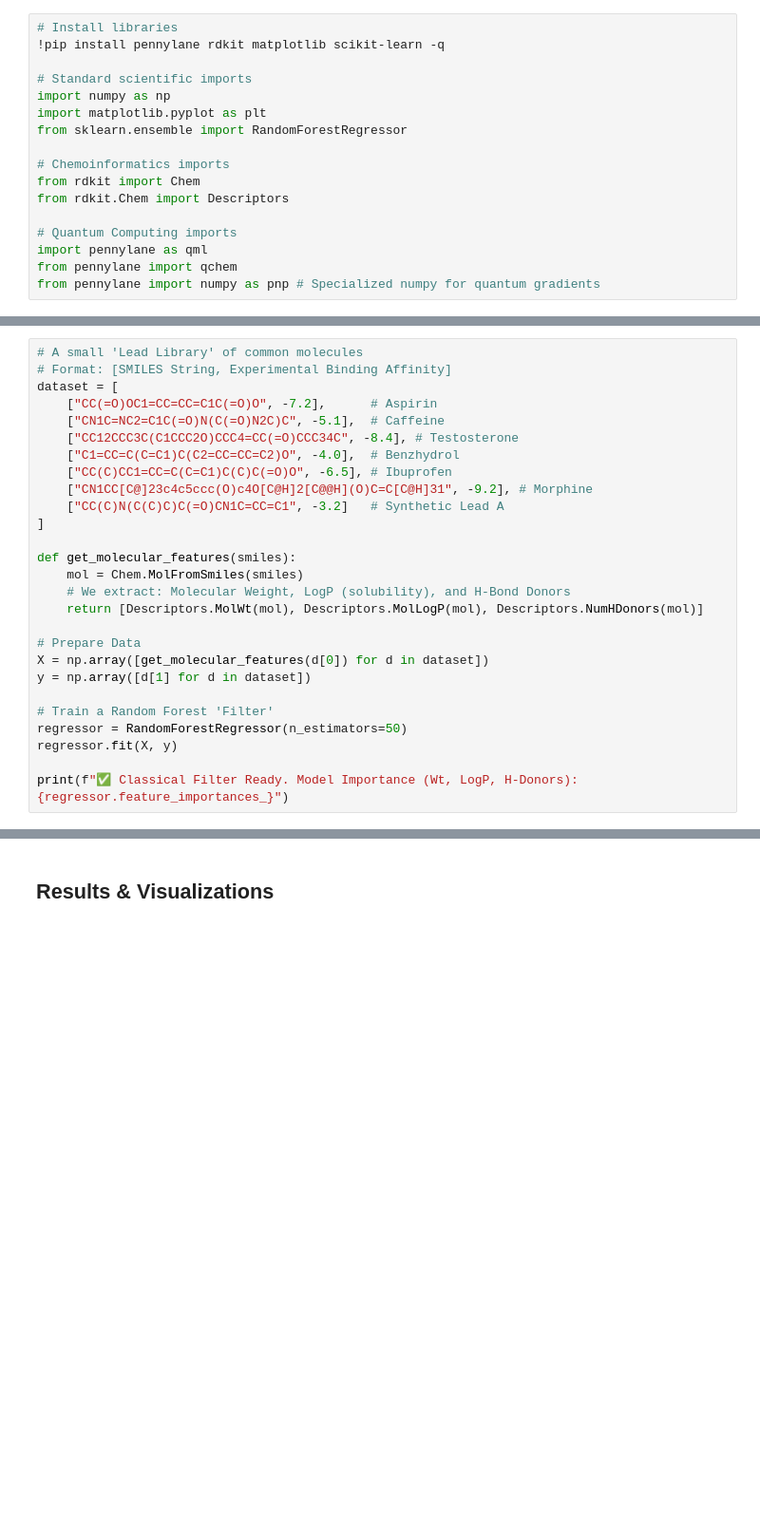
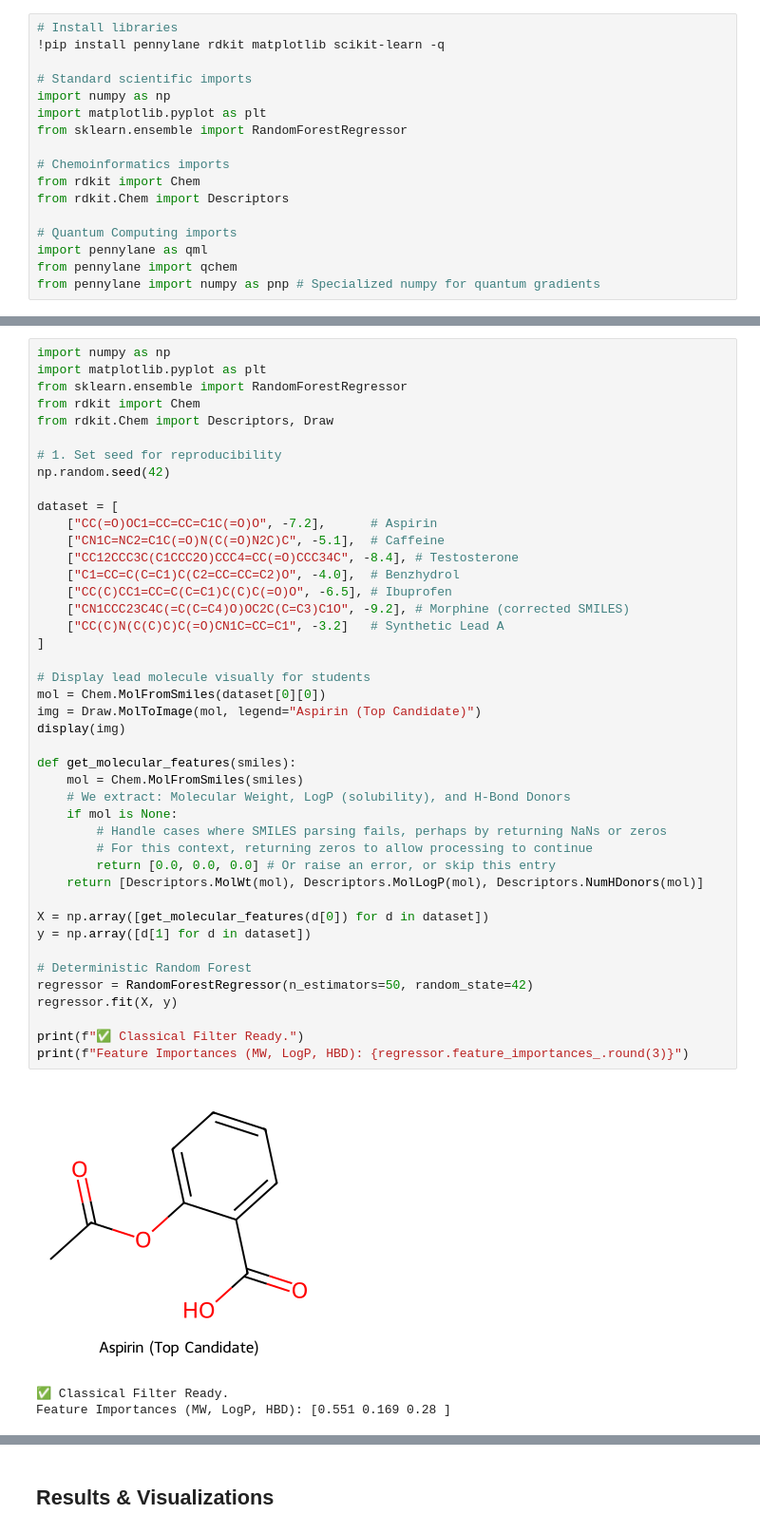
Before and after one commit to abdullahayder29/Research-Pipeline-Hybrid-Quantum-Classical-Methods-for-Drug-Discovery, a Jupyter notebook: introduction_vqe_pipeline.ipynb, the cells around one changed output, grey strips where cells are left out. Shown at 95% size. Drawn from its saved outputs; the diff is of its cells as text; blank space fills up the shorter version.

```diff
--- a/introduction_vqe_pipeline.ipynb
+++ b/introduction_vqe_pipeline.ipynb
@@ -39,27 +40,47 @@ Molecules are represented as strings called SMILES. We will calculate "Descripto
 # %%
-# A small 'Lead Library' of common molecules
-# Format: [SMILES String, Experimental Binding Affinity]
+import numpy as np
+import matplotlib.pyplot as plt
+from sklearn.ensemble import RandomForestRegressor
+from rdkit import Chem
+from rdkit.Chem import Descriptors, Draw
+
+# 1. Set seed for reproducibility
+np.random.seed(42)
+
 dataset = [
     ["CC(=O)OC1=CC=CC=C1C(=O)O", -7.2],      # Aspirin
     ["CN1C=NC2=C1C(=O)N(C(=O)N2C)C", -5.1],  # Caffeine
     ["CC12CCC3C(C1CCC2O)CCC4=CC(=O)CCC34C", -8.4], # Testosterone
     ["C1=CC=C(C=C1)C(C2=CC=CC=C2)O", -4.0],  # Benzhydrol
     ["CC(C)CC1=CC=C(C=C1)C(C)C(=O)O", -6.5], # Ibuprofen
-    ["CN1CC[C@]23c4c5ccc(O)c4O[C@H]2[C@@H](O)C=C[C@H]31", -9.2], # Morphine
+    ["CN1CCC23C4C(=C(C=C4)O)OC2C(C=C3)C1O", -9.2], # Morphine (corrected SMILES)
     ["CC(C)N(C(C)C)C(=O)CN1C=CC=C1", -3.2]   # Synthetic Lead A
 ]
+
+# Display lead molecule visually for students
+mol = Chem.MolFromSmiles(dataset[0][0])
+img = Draw.MolToImage(mol, legend="Aspirin (Top Candidate)")
+display(img)
 
 def get_molecular_features(smiles):
     mol = Chem.MolFromSmiles(smiles)
     # We extract: Molecular Weight, LogP (solubility), and H-Bond Donors
+    if mol is None:
+        # Handle cases where SMILES parsing fails, perhaps by returning NaNs or zeros
+        # For this context, returning zeros to allow processing to continue
+        return [0.0, 0.0, 0.0] # Or raise an error, or skip this entry
     return [Descriptors.MolWt(mol), Descriptors.MolLogP(mol), Descriptors.NumHDonors(mol)]
 
-# Prepare Data
 X = np.array([get_molecular_features(d[0]) for d in dataset])
 y = np.array([d[1] for d in dataset])
 
-# Train a Random Forest 'Filter'
-regressor = RandomForestRegressor(n_estimators=50)
+# Deterministic Random Forest
+regressor = RandomForestRegressor(n_estimators=50, random_state=42)
 regressor.fit(X, y)
 
-print(f"✅ Classical Filter Ready. Model Importance (Wt, LogP, H-Donors): {regressor.feature_importances_}")
+print(f"✅ Classical Filter Ready.")
+print(f"Feature Importances (MW, LogP, HBD): {regressor.feature_importances_.round(3)}")
+# %% [output]
+[figure, added]
+✅ Classical Filter Ready.
+Feature Importances (MW, LogP, HBD): [0.551 0.169 0.28 ]
```
Also changed, not shown: parts of 17 cells of this notebook.
